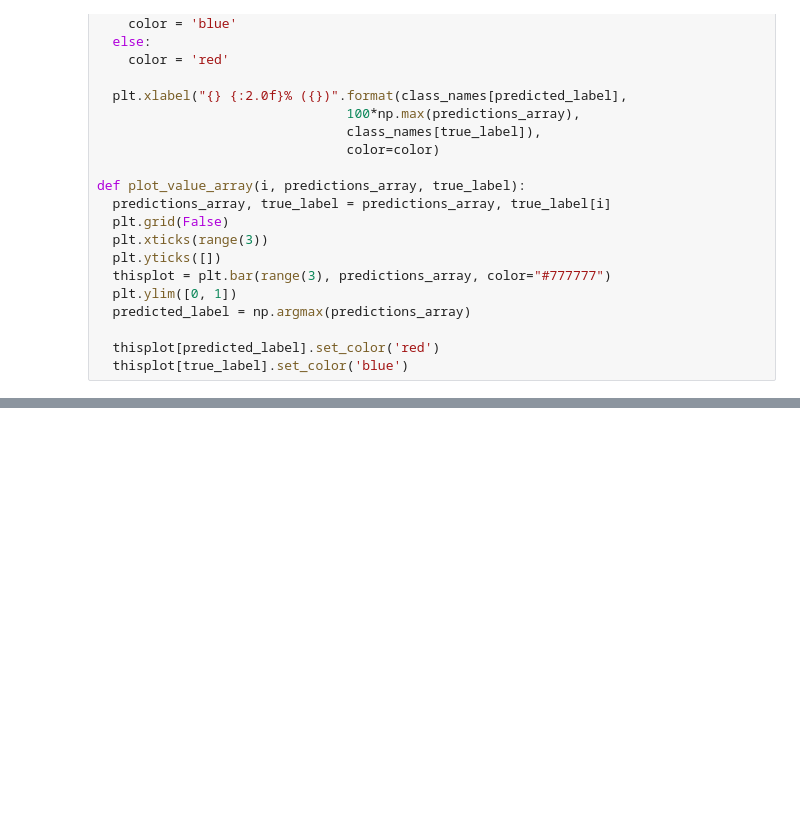
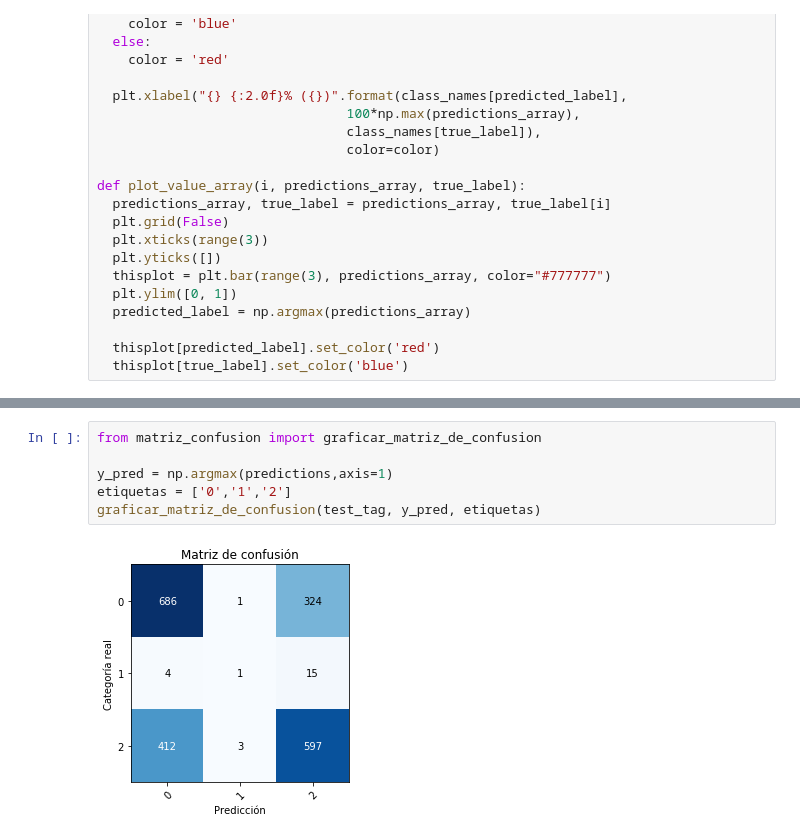
Before and after one commit to alexbonella/Tensorflow2, a Jupyter notebook: Animals_Classifier.ipynb, the cells around one changed output, grey strips where cells are left out. Cells and saved outputs as stored; diff of their text form; blank space fills up the shorter version.

```diff
--- a/Animals_Classifier.ipynb
+++ b/Animals_Classifier.ipynb
@@ -423,0 +374,8 @@ plt.show()
+# %%
+from matriz_confusion import graficar_matriz_de_confusion
+
+y_pred = np.argmax(predictions,axis=1)
+etiquetas = ['0','1','2']
+graficar_matriz_de_confusion(test_tag, y_pred, etiquetas)
+# %% [output]
+[figure, added]
```
Also changed, not shown: parts of 25 cells of this notebook.
